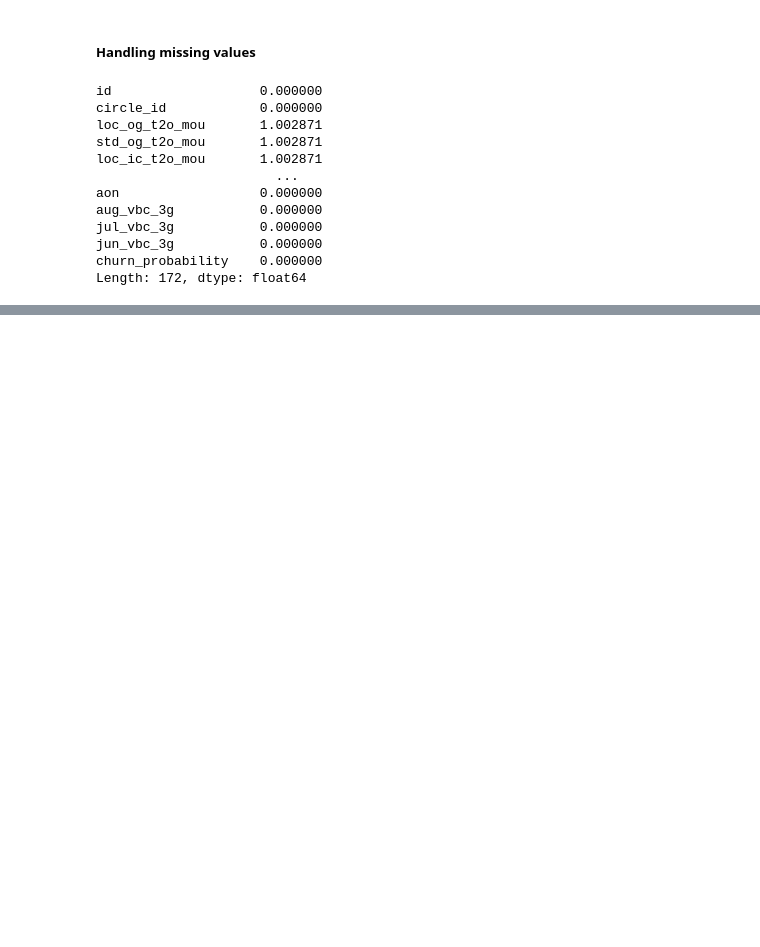
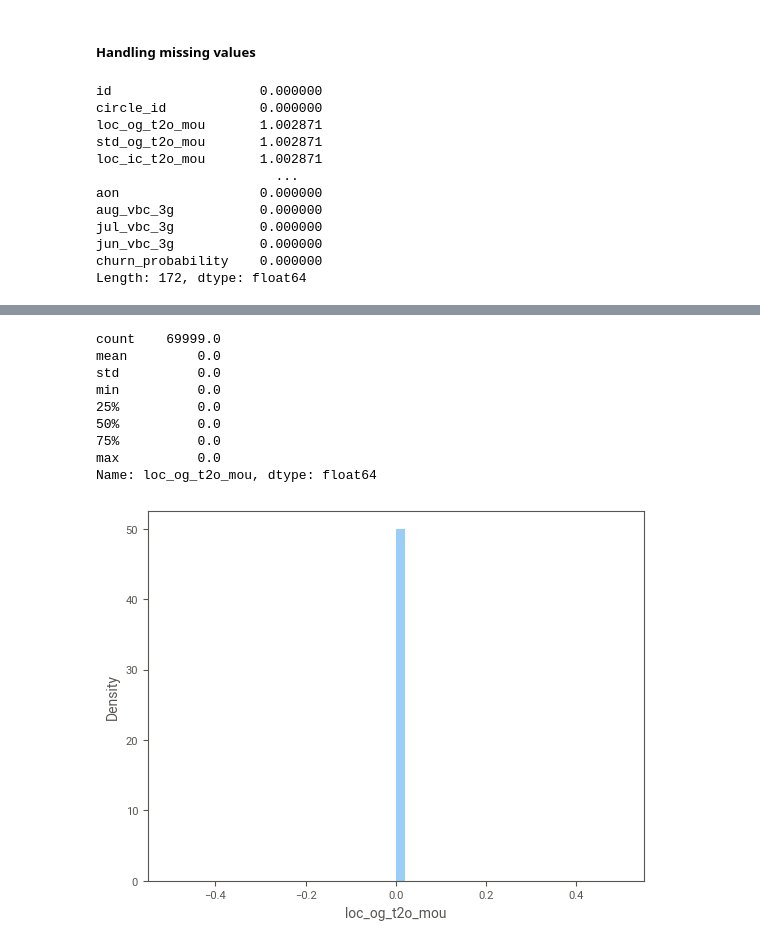
Before and after one commit to jaisharma06/telephone_churn_case_study, a Jupyter notebook: telecom_churn.ipynb, the cells around one changed output, grey strips where cells are left out. Cells and saved outputs as stored; diff of their text form; code cells hidden in the pictures; blank space fills up the shorter version.

```diff
--- a/telecom_churn.ipynb
+++ b/telecom_churn.ipynb
@@ -206,0 +604,13 @@ Length: 172, dtype: float64
+# %%
+univariate(telecom_churn['loc_og_t2o_mou'])
+# %% [output]
+count    69999.0
+mean         0.0
+std          0.0
+min          0.0
+25%          0.0
+50%          0.0
+75%          0.0
+max          0.0
+Name: loc_og_t2o_mou, dtype: float64
+[figure, added]
```
Also changed, not shown: parts of 105 cells of this notebook, 1 other file.
